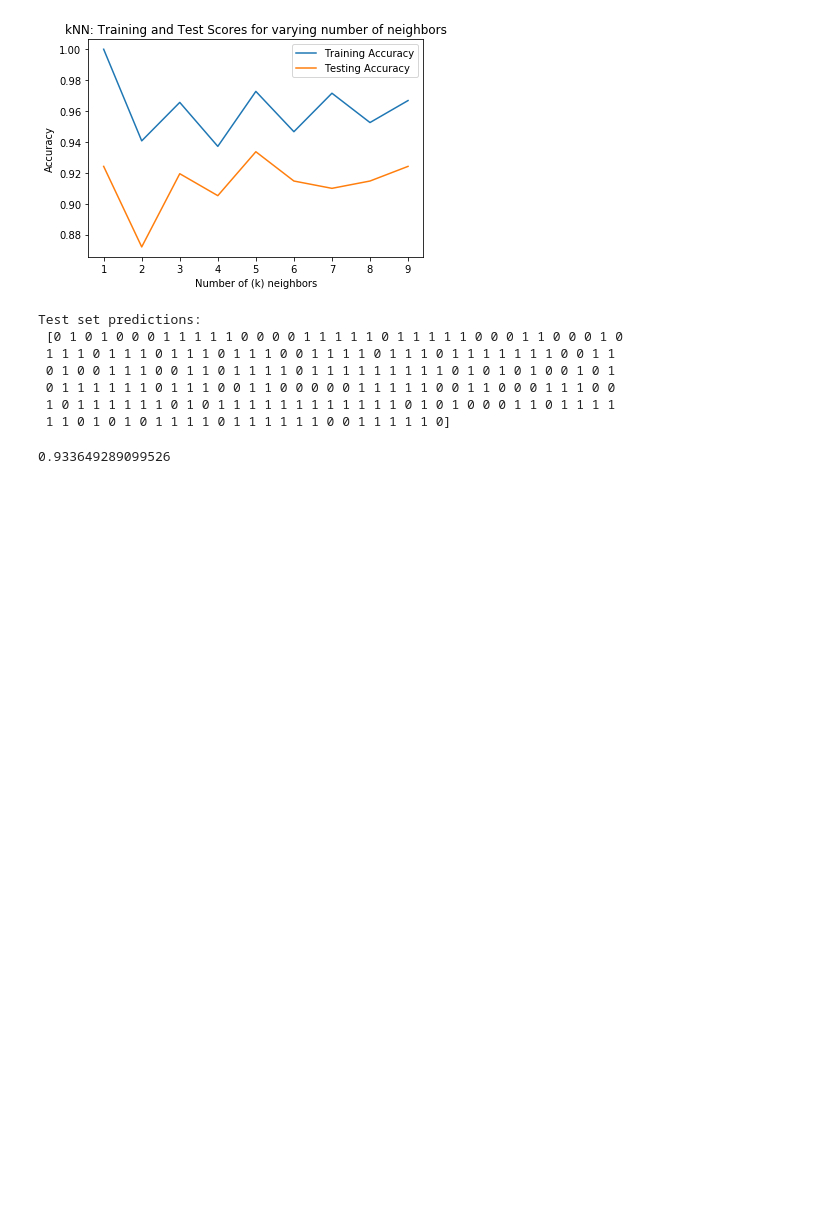
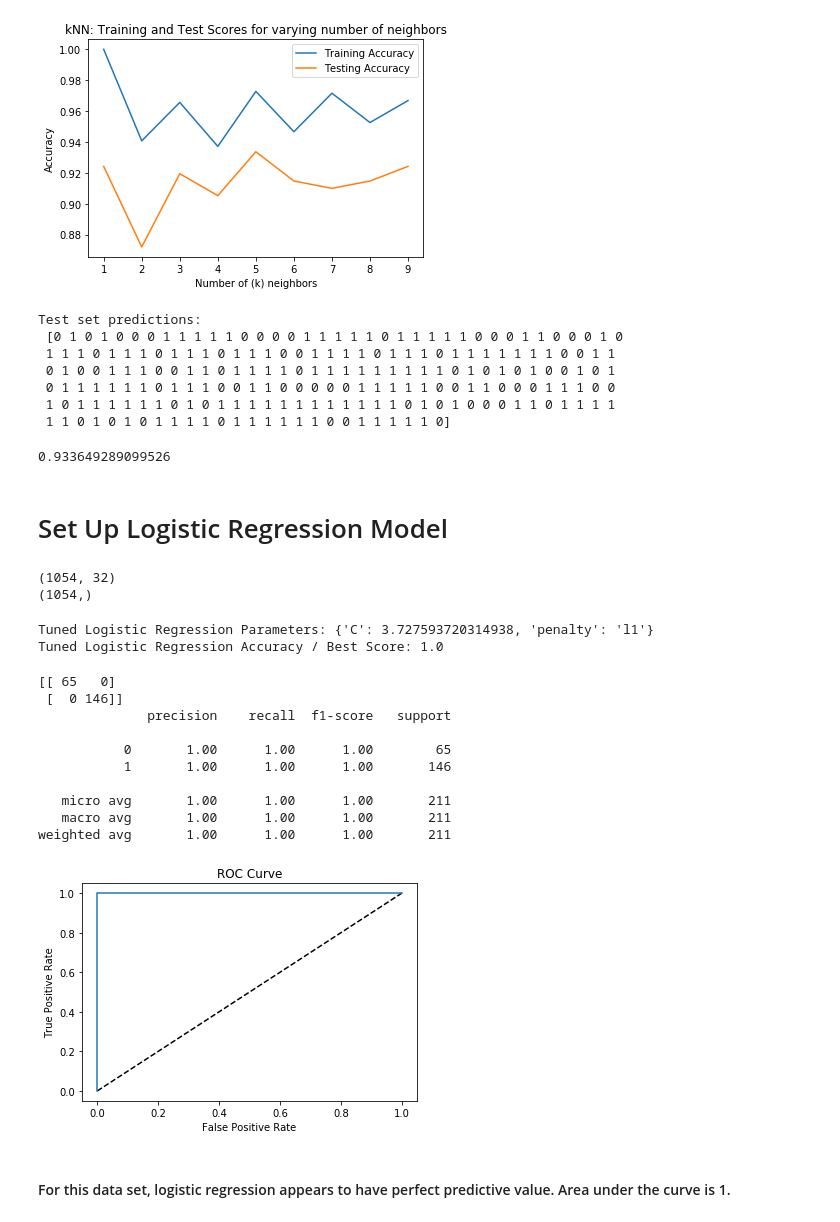
Before and after one commit to smp201804/Springboard_DSCT, a Jupyter notebook: Cap1/Cap1_Toddler_ASD.ipynb, the cells around one changed output. Saved outputs shown, nothing was run; the diff lists cells and outputs as text; code cells hidden in the pictures; blank space fills up the shorter version.

```diff
--- a/Cap1/Cap1_Toddler_ASD.ipynb
+++ b/Cap1/Cap1_Toddler_ASD.ipynb
@@ -493,3 +493,14 @@ Test set predictions:
  1 0 1 1 1 1 1 1 0 1 0 1 1 1 1 1 1 1 1 1 1 1 1 0 1 0 1 0 0 0 1 1 0 1 1 1 1
  1 1 0 1 0 1 0 1 1 1 1 0 1 1 1 1 1 1 0 0 1 1 1 1 1 0]
 0.933649289099526
+# %% [markdown]
+# Set Up Logistic Regression Model
+# %%
+X_logreg = tdlrasdint.drop(['Case_No', 'Qchat-10-Score', 'Age_Mons', 'ClassicASDTraits'], axis = 1)
+print(X_logreg.shape)
+
+y_logreg = tdlrasdint['ClassicASDTraits']
+print(y_logreg.shape)
+# %% [output]
+(1054, 32)
+(1054,)
@@ -495,0 +511,63 @@ Test set predictions:
+# %%
+# create hyper-perameter grid
+c_space = np.logspace(-5, 8, 15)
+param_grid = {'C': c_space, 'penalty': ['l1', 'l2']}
+
+# Instantiate Logistic Regression Classifier
+logreg = LogisticRegression()
+
+# Create Train and Test sets
+X_train, X_test, y_train, y_test = train_test_split(X_logreg, y_logreg, test_size = 0.2, random_state = 41, stratify = y_logreg)
+
+# Instantiate the GridSearchCV object
+logreg_cv = GridSearchCV(logreg, param_grid, cv = 5)
+
+# Fit GridSearchCV object to Training Data
+logreg_cv.fit(X_train, y_train)
+
+# Show optimal parameters and best score
+print("Tuned Logistic Regression Parameters: {}".format(logreg_cv.best_params_))
+print("Tuned Logistic Regression Accuracy / Best Score: {}".format(logreg_cv.best_score_))
+# %% [output]
+Tuned Logistic Regression Parameters: {'C': 3.727593720314938, 'penalty': 'l1'}
+Tuned Logistic Regression Accuracy / Best Score: 1.0
+# %%
+# create hyper-perameter grid based on CV search results
+#param_grid2 = {'C': 3.727593720314938, 'penalty': ['l1']}
+
+# Instantiate Logistic Regression Classifier with optimal parameters
+logreg2 = LogisticRegression(C = 3.727593720314938, penalty = 'l1')
+
+logreg2.fit(X_train, y_train)
+
+# compute predicted probabilities
+y_pred_prob = logreg2.predict(X_test)
+
+# compute and print the confusion matrix and classification report
+print(confusion_matrix(y_test, y_pred_prob))
+print(classification_report(y_test, y_pred_prob))
+
+# generate ROC curve values: fpr, tpr, thresholds
+fpr, tpr, thresholds = roc_curve(y_test, y_pred_prob)
+
+# plot ROC curve
+plt.plot([0,1], [0,1], 'k--')
+plt.plot(fpr, tpr)
+plt.xlabel('False Positive Rate')
+plt.ylabel('True Positive Rate')
+plt.title('ROC Curve')
+plt.show()
+# %% [output]
+[[ 65   0]
+ [  0 146]]
+              precision    recall  f1-score   support
+
+           0       1.00      1.00      1.00        65
+           1       1.00      1.00      1.00       146
+
+   micro avg       1.00      1.00      1.00       211
+   macro avg       1.00      1.00      1.00       211
+weighted avg       1.00      1.00      1.00       211
+[figure, added]
+# %% [markdown]
+#### For this data set, logistic regression appears to have perfect predictive value.  Area under the curve is 1.
```
Also changed, not shown: parts of 4 cells of this notebook.
